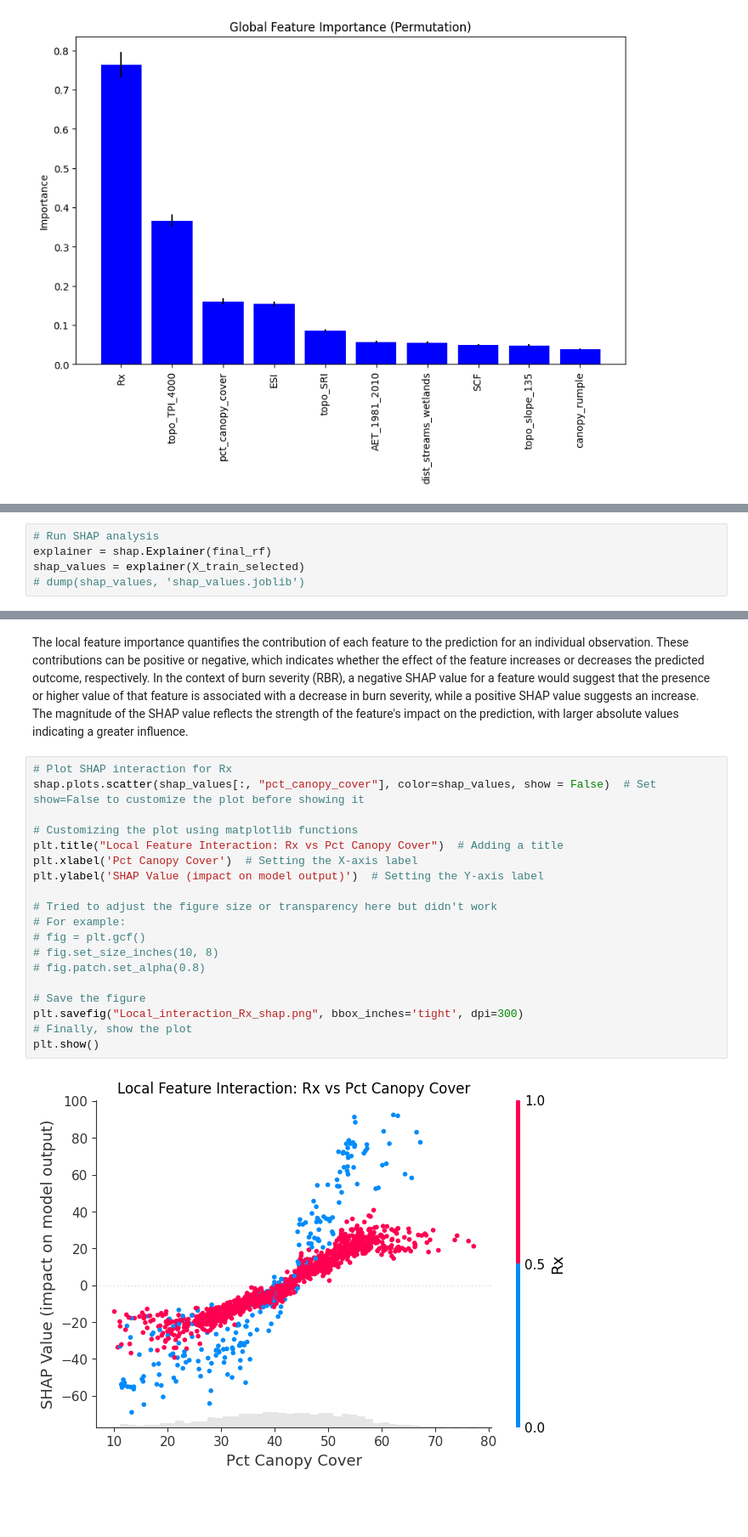
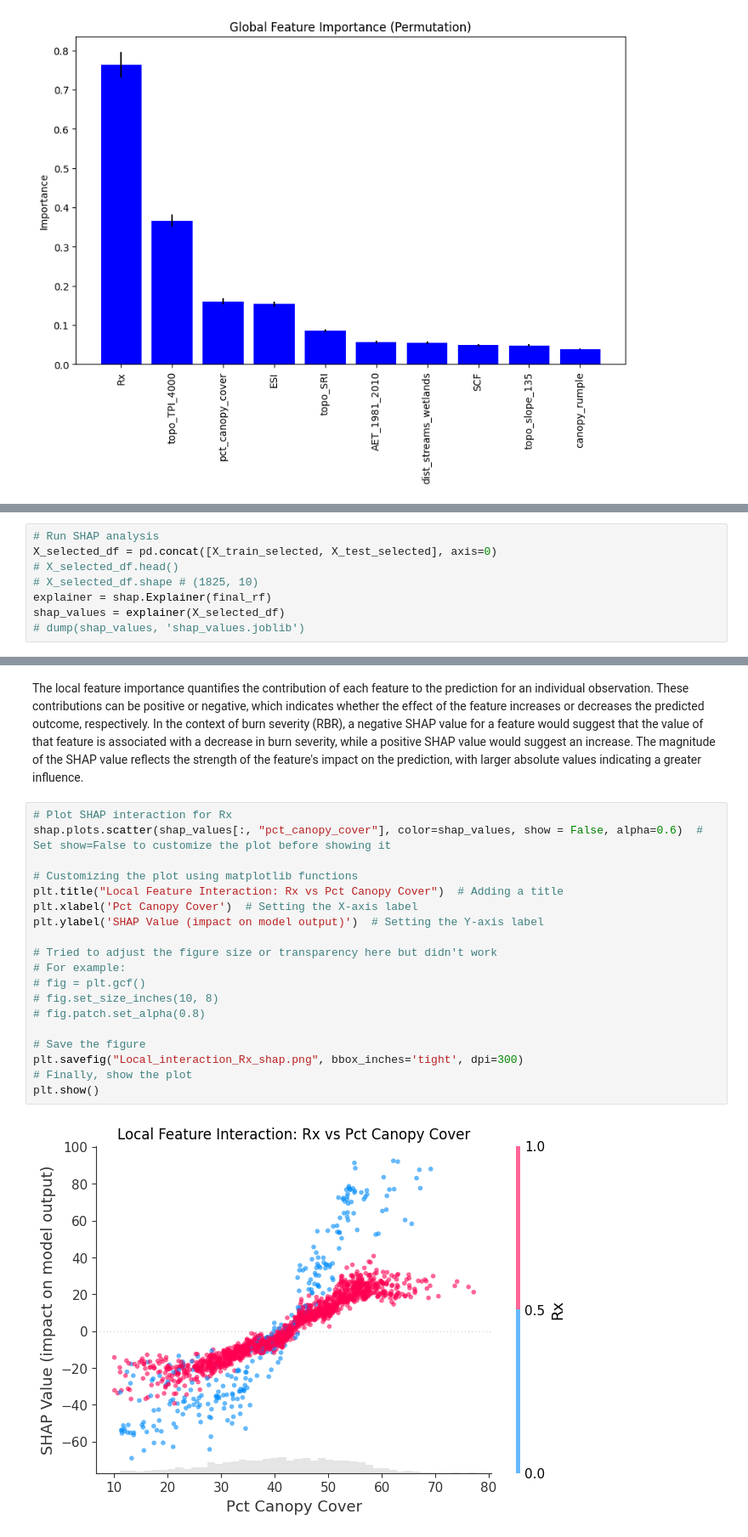
Before and after one commit to UW-ESS-DS/MLGeo2023_ESS569_Burn_Severity_Drivers, a Jupyter notebook: Burn_severity_analysis_v2.ipynb, the cells around one changed output, grey strips where cells are left out. Shown at 85% size. Drawn from its saved outputs; the diff is of its cells as text; blank space fills up the shorter version.

Commit message:
added shap method in words

```diff
--- a/Burn_severity_analysis_v2.ipynb
+++ b/Burn_severity_analysis_v2.ipynb
@@ -460,5 +500,8 @@ plt.show()
 # %%
 # Run SHAP analysis
+X_selected_df = pd.concat([X_train_selected, X_test_selected], axis=0)
+# X_selected_df.head()
+# X_selected_df.shape # (1825, 10)
 explainer = shap.Explainer(final_rf)
-shap_values = explainer(X_train_selected)
+shap_values = explainer(X_selected_df)
 # dump(shap_values, 'shap_values.joblib')
@@ -513,24 +554,24 @@ plt.show()
 # %% [markdown]
-The local feature importance quantifies the contribution of each feature to the prediction for an individual observation. These contributions can be positive or negative, which indicates whether the effect of the feature increases or decreases the predicted outcome, respectively. In the context of burn severity (RBR), a negative SHAP value for a feature would suggest that the presence or higher value of that feature is associated with a decrease in burn severity, while a positive SHAP value suggests an increase. The magnitude of the SHAP value reflects the strength of the feature's impact on the prediction, with larger absolute values indicating a greater influence.
+The local feature importance quantifies the contribution of each feature to the prediction for an individual observation. These contributions can be positive or negative, which indicates whether the effect of the feature increases or decreases the predicted outcome, respectively. In the context of burn severity (RBR), a negative SHAP value for a feature would suggest that the value of that feature is associated with a decrease in burn severity, while a positive SHAP value would suggest an increase. The magnitude of the SHAP value reflects the strength of the feature's impact on the prediction, with larger absolute values indicating a greater influence.
 # %%
 # Plot SHAP interaction for Rx
-shap.plots.scatter(shap_values[:, "pct_canopy_cover"], color=shap_values, show = False)  # Set show=False to customize the plot before showing it
+shap.plots.scatter(shap_values[:, "pct_canopy_cover"], color=shap_values, show = False, alpha=0.6)  # Set show=False to customize the plot before showing it
 
 # Customizing the plot using matplotlib functions
 plt.title("Local Feature Interaction: Rx vs Pct Canopy Cover")  # Adding a title
 plt.xlabel('Pct Canopy Cover')  # Setting the X-axis label
 plt.ylabel('SHAP Value (impact on model output)')  # Setting the Y-axis label
 
 # Tried to adjust the figure size or transparency here but didn't work
 # For example:
 # fig = plt.gcf()
 # fig.set_size_inches(10, 8)
 # fig.patch.set_alpha(0.8)
 
 # Save the figure
 plt.savefig("Local_interaction_Rx_shap.png", bbox_inches='tight', dpi=300)
 # Finally, show the plot
 plt.show()
 # %% [output]
-[figure, old version]
+[figure, new version]
 # %% [markdown]
```
Also changed, not shown: parts of 19 cells of this notebook.
